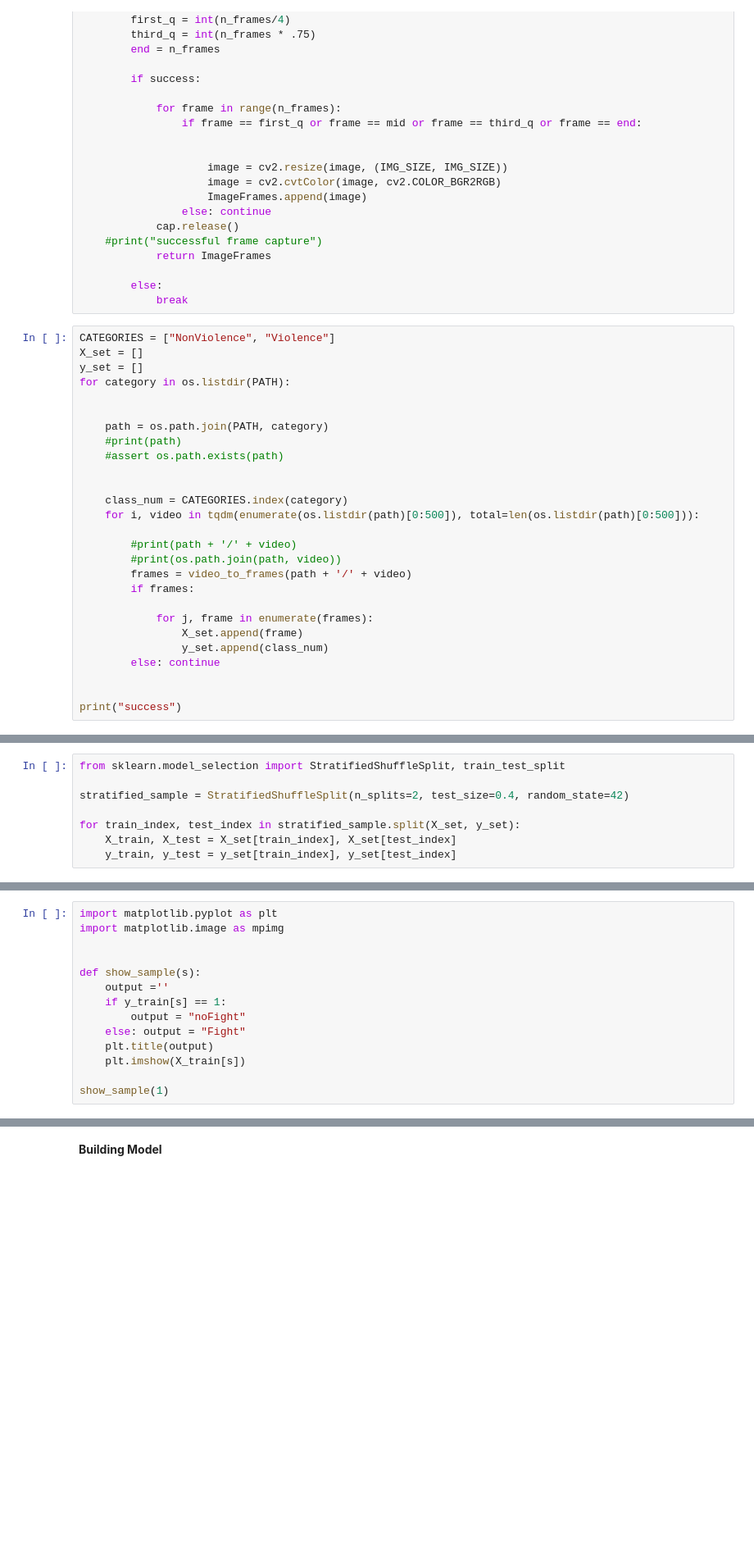
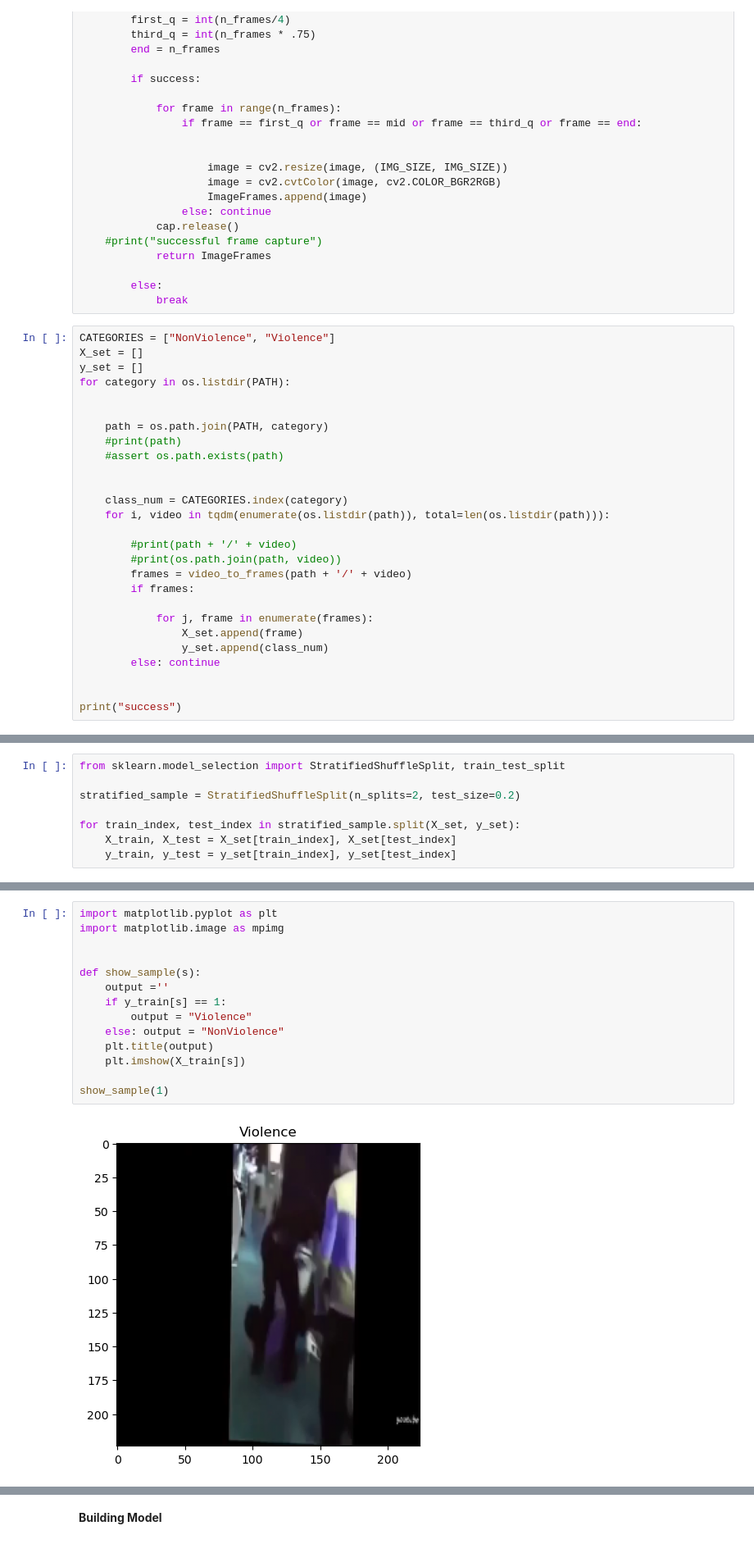
Before and after one commit to mcshawn10/hitting_behaviors, a Jupyter notebook: violence_det.ipynb, the cells around one changed output, grey strips where cells are left out. Shown at 82% size. Drawn from its saved outputs; the diff is of its cells as text; blank space fills up the shorter version.

```diff
--- a/violence_det.ipynb
+++ b/violence_det.ipynb
@@ -74,7 +76,7 @@ for category in os.listdir(PATH):
 
 
     class_num = CATEGORIES.index(category)
-    for i, video in tqdm(enumerate(os.listdir(path)[0:500]), total=len(os.listdir(path)[0:500])):
+    for i, video in tqdm(enumerate(os.listdir(path)), total=len(os.listdir(path))):
 
         #print(path + '/' + video)
         #print(os.path.join(path, video))
@@ -97,7 +105,7 @@ type(y_set), type(X_set)
 # %%
 from sklearn.model_selection import StratifiedShuffleSplit, train_test_split
 
-stratified_sample = StratifiedShuffleSplit(n_splits=2, test_size=0.4, random_state=42)
+stratified_sample = StratifiedShuffleSplit(n_splits=2, test_size=0.2)
 
 for train_index, test_index in stratified_sample.split(X_set, y_set):
     X_train, X_test = X_set[train_index], X_set[test_index]
@@ -121,17 +131,19 @@ y_val = np.asarray(y_val)
 # %%
 import matplotlib.pyplot as plt
 import matplotlib.image as mpimg
 
 
 def show_sample(s):
     output =''
     if y_train[s] == 1:
-        output = "noFight"
-    else: output = "Fight"
+        output = "Violence"
+    else: output = "NonViolence"
     plt.title(output)
     plt.imshow(X_train[s])
 
 show_sample(1)
+# %% [output]
+[figure, added]
 # %%
 print(f" X_train shape: {X_train.shape}, X_train data type: {X_train.dtype}")
 print(f"y_train shape: {y_train.shape}")
```
Also changed, not shown: parts of 18 cells of this notebook, 1 other file.
